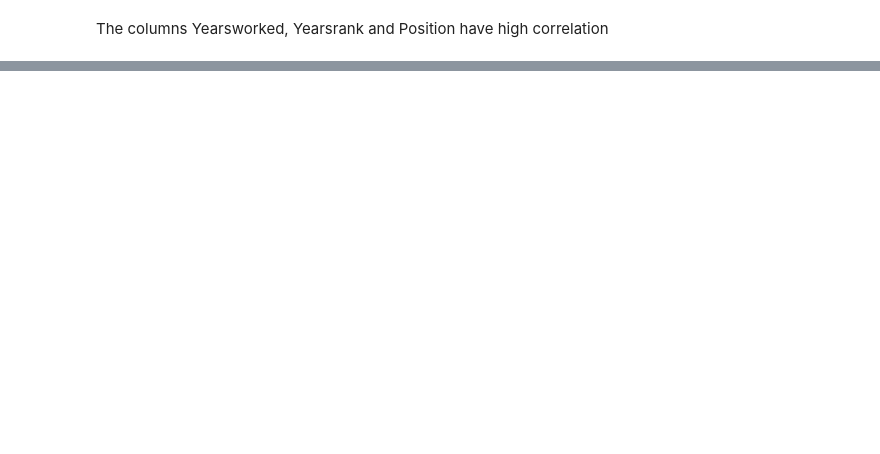
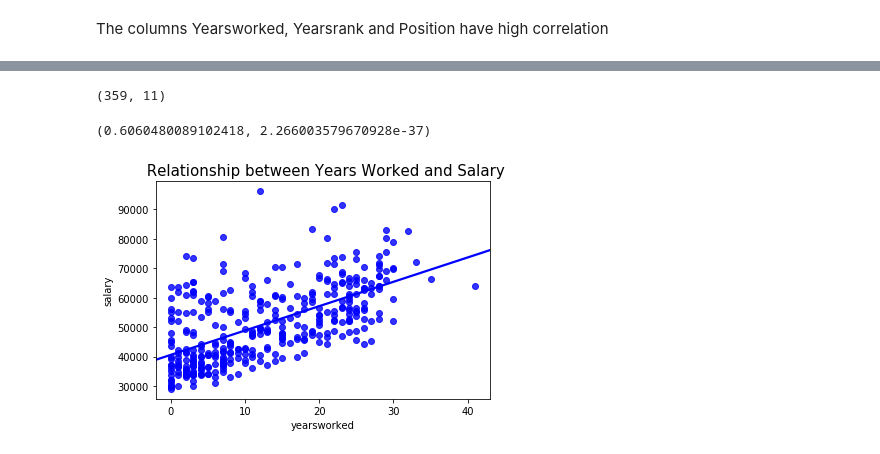
Before and after one commit to KhomotsoT/Cross_validation_and_simple_linear_regressiom, a Jupyter notebook: Cross_validation_and_simple_linear_regression.ipynb, the cells around one changed output, grey strips where cells are left out. Cells and saved outputs as stored; diff of their text form; code cells hidden in the pictures; blank space fills up the shorter version.

```diff
--- a/Cross_validation_and_simple_linear_regression.ipynb
+++ b/Cross_validation_and_simple_linear_regression.ipynb
@@ -82,0 +105,6 @@ The columns Yearsworked, Yearsrank and Position have high correlation
+# %%
+x = salary_data
+y = salary_data['salary']
+
+
+x_train, x_test, y_train, y_test = train_test_split(x, y, test_size=0.3, random_state=0)
@@ -82,0 +120,18 @@ The columns Yearsworked, Yearsrank and Position have high correlation
+# %%
+# shape of training data set
+x_train.shape
+# %% [output]
+(359, 11)
+# %%
+# linear regression
+stats.pearsonr(x_train['yearsworked'],y_train)
+# %% [output]
+(0.6060480089102418, 2.266003579670928e-37)
+# %%
+
+#plotting scatter plot
+sns.regplot(x='yearsworked', y='salary', color='b', data= x_train, ci= None)
+plt.title(" Relationship between Years Worked and Salary", fontsize= 15)
+plt.show()
+# %% [output]
+[figure, added]
```
Also changed, not shown: parts of 25 cells of this notebook.
